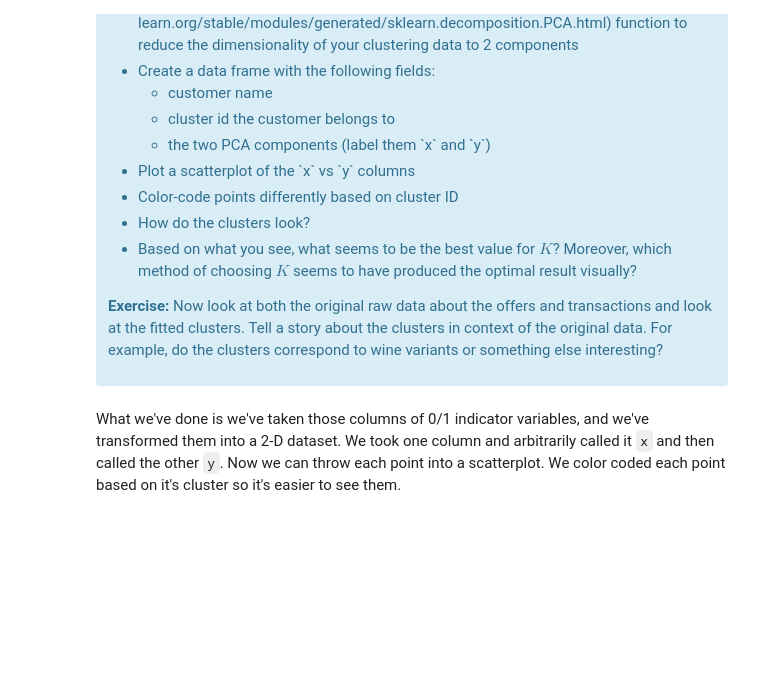
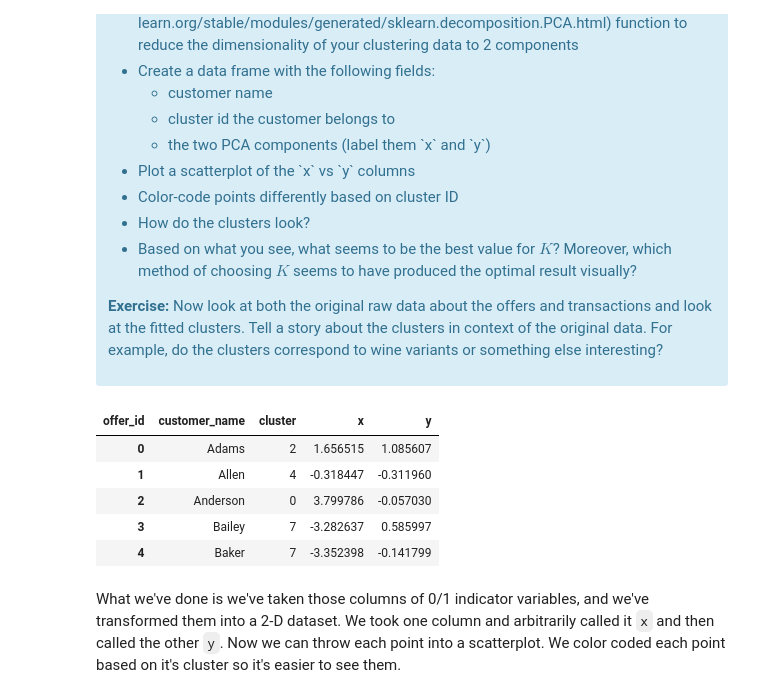
Before and after one commit to michellebonat/customer-segment-clustering, a Jupyter notebook: Mini_Project_Clustering.ipynb, the cells around one changed output. Drawn from its saved outputs; the diff is of its cells as text; code cells hidden in the pictures; blank space fills up the shorter version.

```diff
--- a/Mini_Project_Clustering.ipynb
+++ b/Mini_Project_Clustering.ipynb
@@ -313,2 +315,18 @@ This is only one use of PCA for dimension reduction. We can also use PCA when we
+# %%
+# Transform our multi-dimensional dataset into a 2 dimensional dataset, so it becomes much easier to plot
+pca = PCA(n_components=2)
+matrix['x'] = pca.fit_transform(matrix[x_cols])[:,0]
+matrix['y'] = pca.fit_transform(matrix[x_cols])[:,1]
+matrix = matrix.reset_index()
+
+customer_clusters = matrix[['customer_name', 'cluster', 'x', 'y']]
+customer_clusters.head()
+# %% [output]
+| offer_id | customer_name | cluster | x | y |
+| 0 | Adams | 2 | 1.656515 | 1.085607 |
+| 1 | Allen | 4 | -0.318447 | -0.311960 |
+| 2 | Anderson | 0 | 3.799786 | -0.057030 |
+| 3 | Bailey | 7 | -3.282637 | 0.585997 |
+| 4 | Baker | 7 | -3.352398 | -0.141799 |
 # %% [markdown]
 What we've done is we've taken those columns of 0/1 indicator variables, and we've transformed them into a 2-D dataset. We took one column and arbitrarily called it `x` and then called the other `y`. Now we can throw each point into a scatterplot. We color coded each point based on it's cluster so it's easier to see them.
```
Also changed, not shown: parts of 17 cells of this notebook.
